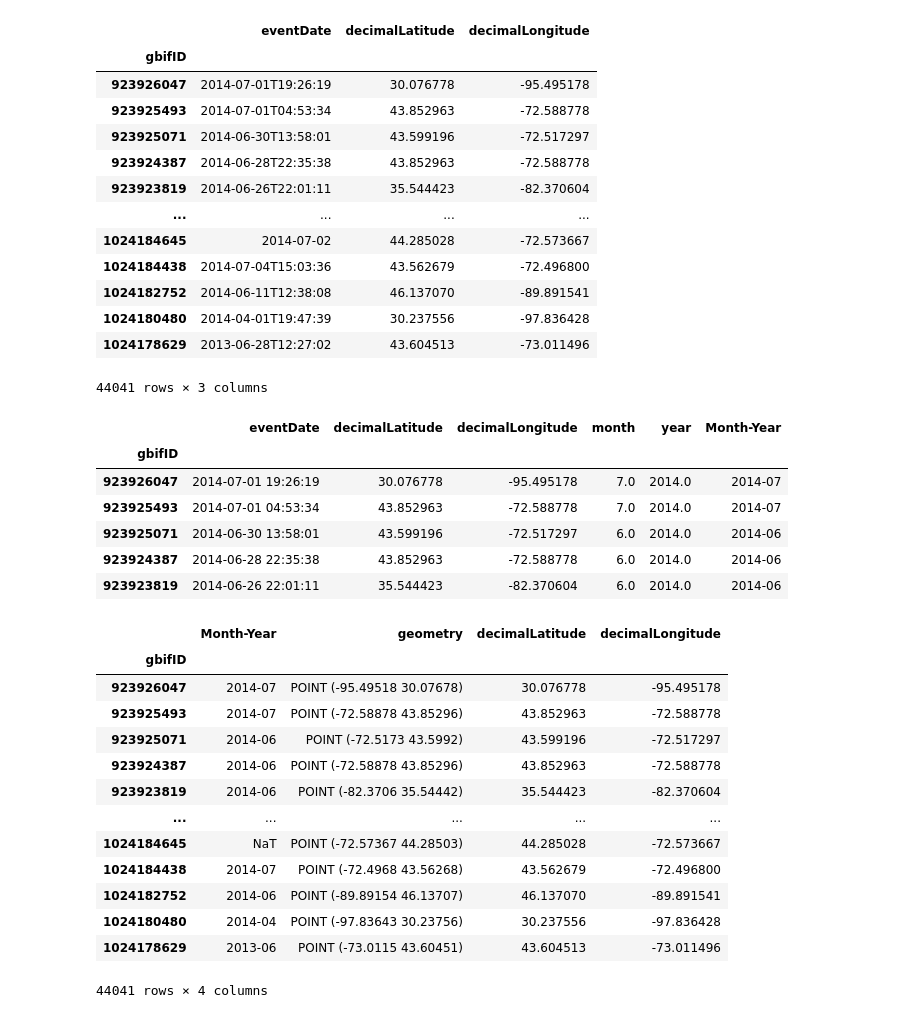
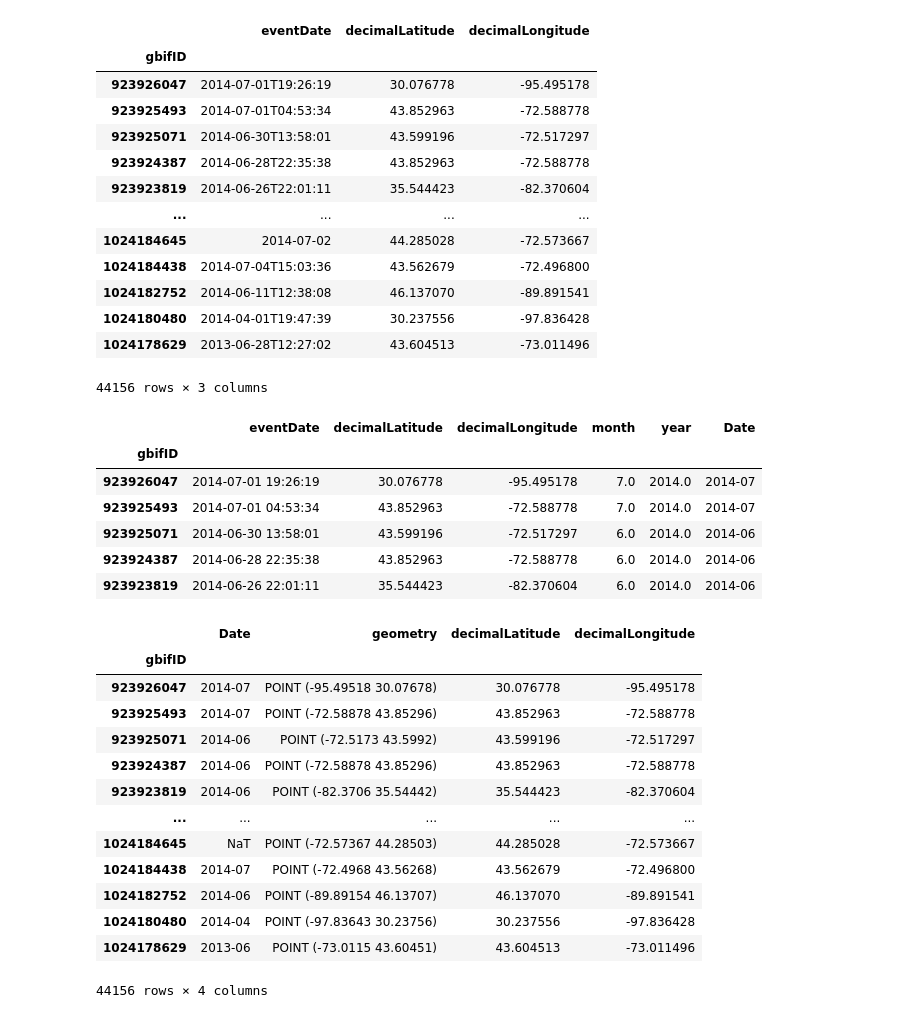
Before and after one commit to Livian-Von-Dran/polyphemus-moth-light-pollution, a Jupyter notebook: notebooks/polyphemus-moth-light-pollution-analysis.ipynb, the cells around one changed output. Drawn from its saved outputs; the diff is of its cells as text; code cells hidden in the pictures.

```diff
--- a/notebooks/polyphemus-moth-light-pollution-analysis.ipynb
+++ b/notebooks/polyphemus-moth-light-pollution-analysis.ipynb
@@ -137,7 +209,43 @@ INFO:On disk at polyphemus-moth-data-dir/0006912-251120083545085.zip
+# %%
+# Create paths
+metadata_path = Path(pm_data_dir/"metadata.xml")
+gbif_polyphemus_pattern = os.path.join(str(pm_data_dir), "**", "occurrence.txt")
+
+# Only download the data once
+if not metadata_path.exists():
+    if not glob(gbif_polyphemus_pattern):
+        if not 'GBIF_DOWNLOAD_KEY' in os.environ:
+            # Submit query to GBIF
+            gbif_query = occ.download([
+                f"speciesKey = {species_key}",
+                "hasCoordinate = True"
+            ],
+            format="DWCA"
+            )
+            # Take the first result
+            os.environ['GBIF_DOWNLOAD_KEY'] = gbif_query[0]
+
+        # Wait for the download to build
+        dld_key = os.environ['GBIF_DOWNLOAD_KEY']
+        wait = occ.download_meta(dld_key)['status']
+        while not wait == 'SUCCEEDED':
+            wait = occ.download_meta(dld_key)['status']
+            time.sleep(5)
+
+        # Download the GBIF data only once
+        dld_info = occ.download_get(
+            os.environ['GBIF_DOWNLOAD_KEY'],
+            path=pm_data_dir
+        )
+
+# Define the dataframe
+gbif_df = glob(gbif_polyphemus_pattern, recursive=True)
 # %%
 # Load the GBIF data
+gbif_file = gbif_df[0]
+
 gbif_polyphemus_df = pd.read_csv(
-    gbif_polyphemus_path,
+    gbif_file,
     delimiter='\t',
         index_col='gbifID',
         usecols=['gbifID', 'eventDate','decimalLatitude', 'decimalLongitude']
@@ -157,19 +265,19 @@ gbif_polyphemus_df
 | 1024182752 | 2014-06-11T12:38:08 | 46.137070 | -89.891541 |
 | 1024180480 | 2014-04-01T19:47:39 | 30.237556 | -97.836428 |
 | 1024178629 | 2013-06-28T12:27:02 | 43.604513 | -73.011496 |
-44041 rows × 3 columns
+44156 rows × 3 columns
 # %%
 # Extract the month and year
 gbif_polyphemus_df['eventDate'] = pd.to_datetime(gbif_polyphemus_df['eventDate'], errors='coerce')
 gbif_polyphemus_df['month'] = gbif_polyphemus_df['eventDate'].dt.month
 gbif_polyphemus_df['year'] = gbif_polyphemus_df['eventDate'].dt.year
 
 #  Combine month and year into a single column
-gbif_polyphemus_df['Month-Year'] = gbif_polyphemus_df['eventDate'].dt.to_period('M')
+gbif_polyphemus_df['Date'] = gbif_polyphemus_df['eventDate'].dt.to_period('M')
 
 gbif_polyphemus_df.head()
 # %% [output]
-|  | eventDate | decimalLatitude | decimalLongitude | month | year | Month-Year |
+|  | eventDate | decimalLatitude | decimalLongitude | month | year | Date |
 | gbifID |  |  |  |  |  |  |
 | 923926047 | 2014-07-01 19:26:19 | 30.076778 | -95.495178 | 7.0 | 2014.0 | 2014-07 |
 | 923925493 | 2014-07-01 04:53:34 | 43.852963 | -72.588778 | 7.0 | 2014.0 | 2014-07 |
@@ -187,11 +295,11 @@ gbif_gdf = (
             gbif_polyphemus_df.decimalLatitude),
         crs="EPSG:4326")
     # Specify the desired columns
-    [['Month-Year', 'geometry', 'decimalLatitude', 'decimalLongitude']]
+    [['Date', 'geometry', 'decimalLatitude', 'decimalLongitude']]
 )
 gbif_gdf
 # %% [output]
-|  | Month-Year | geometry | decimalLatitude | decimalLongitude |
+|  | Date | geometry | decimalLatitude | decimalLongitude |
 | gbifID |  |  |  |  |
 | 923926047 | 2014-07 | POINT (-95.49518 30.07678) | 30.076778 | -95.495178 |
 | 923925493 | 2014-07 | POINT (-72.58878 43.85296) | 43.852963 | -72.588778 |
@@ -204,5 +312,5 @@ gbif_gdf
 | 1024182752 | 2014-06 | POINT (-89.89154 46.13707) | 46.137070 | -89.891541 |
 | 1024180480 | 2014-04 | POINT (-97.83643 30.23756) | 30.237556 | -97.836428 |
 | 1024178629 | 2013-06 | POINT (-73.0115 43.60451) | 43.604513 | -73.011496 |
-44041 rows × 4 columns
+44156 rows × 4 columns
 # %%
```
Also changed, not shown: parts of 18 cells of this notebook.
